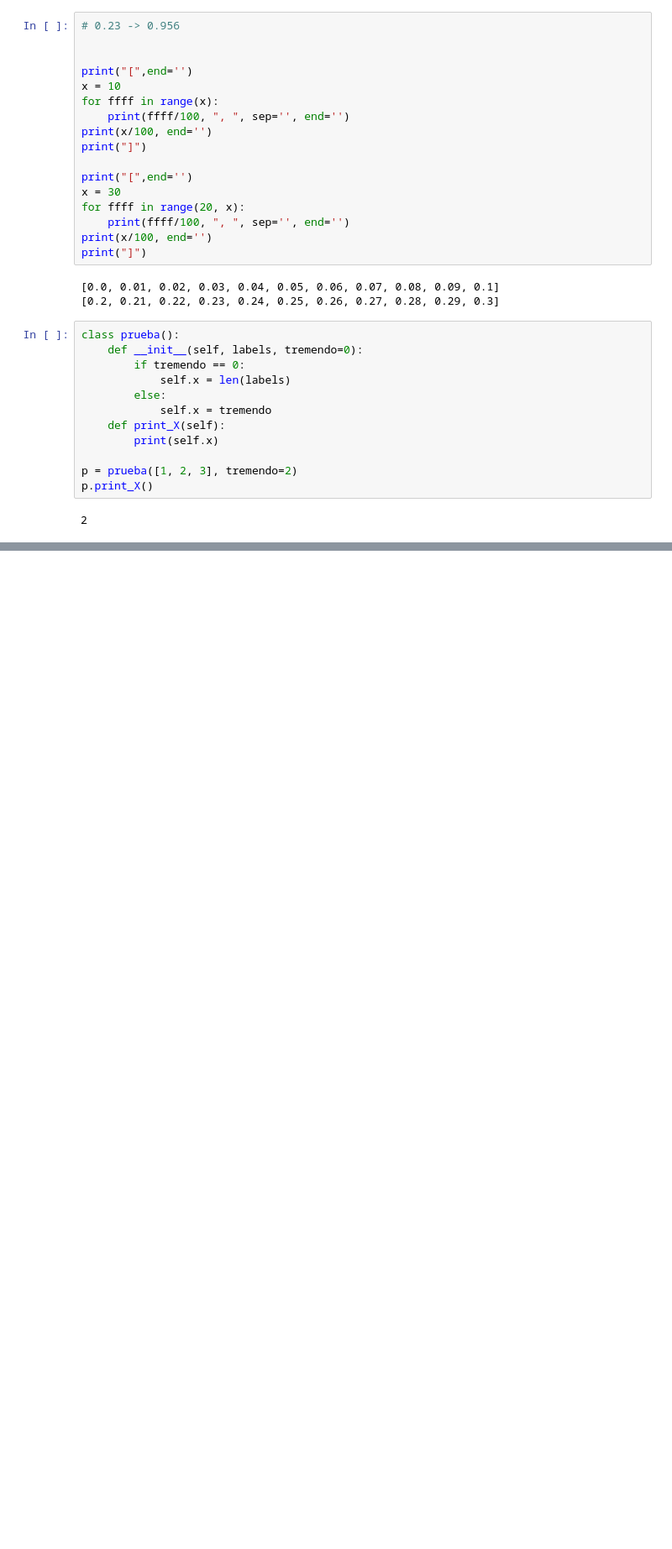
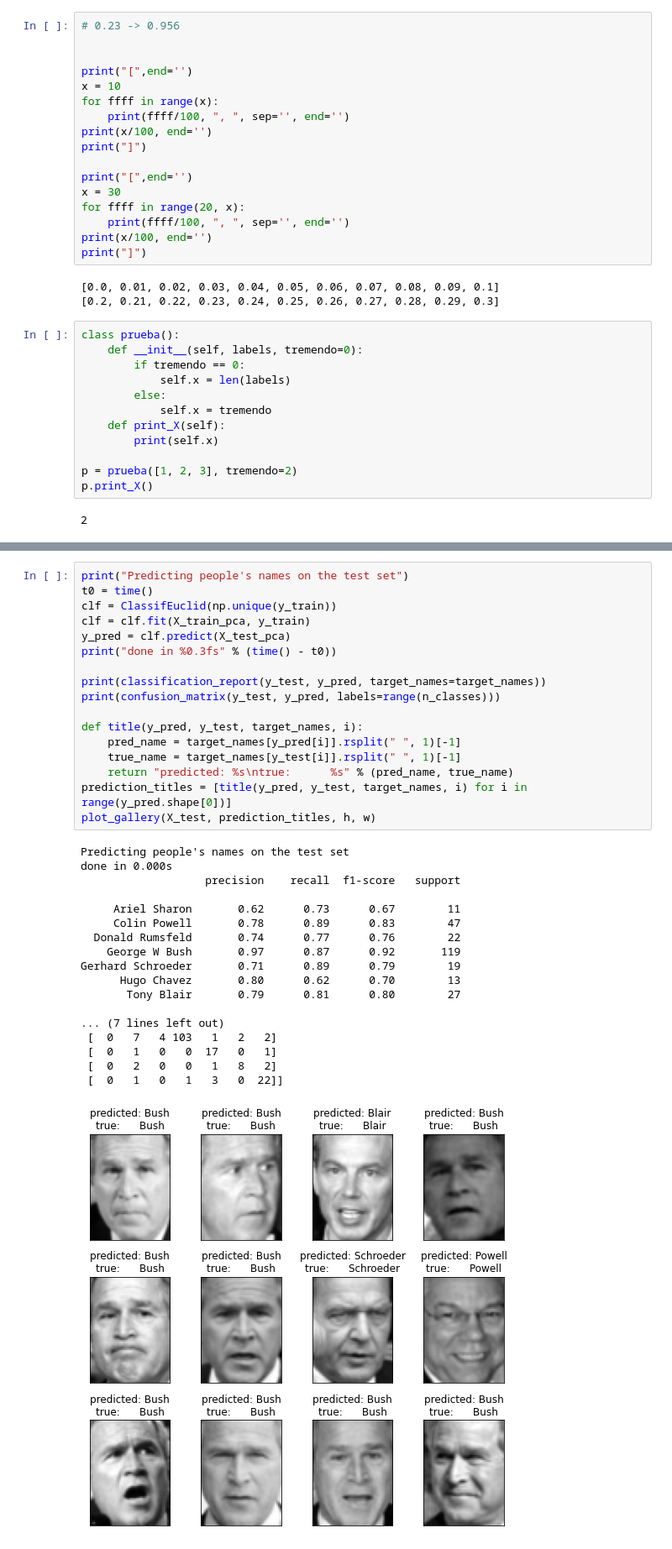
Before and after one commit to JB0linches/ReconocimientoDeFormas, a Jupyter notebook: Practica4.ipynb, the cells around one changed output, grey strips where cells are left out. Shown at 84% size. Saved outputs shown, nothing was run; the diff lists cells and outputs as text; blank space fills up the shorter version.

```diff
--- a/Practica4.ipynb
+++ b/Practica4.ipynb
@@ -802,0 +945,36 @@ p.print_X()
+# %%
+print("Predicting people's names on the test set")
+t0 = time()
+clf = ClassifEuclid(np.unique(y_train))
+clf = clf.fit(X_train_pca, y_train)
+y_pred = clf.predict(X_test_pca)
+print("done in %0.3fs" % (time() - t0))
+
+print(classification_report(y_test, y_pred, target_names=target_names))
+print(confusion_matrix(y_test, y_pred, labels=range(n_classes)))
+
+def title(y_pred, y_test, target_names, i):
+    pred_name = target_names[y_pred[i]].rsplit(" ", 1)[-1]
+    true_name = target_names[y_test[i]].rsplit(" ", 1)[-1]
+    return "predicted: %s\ntrue:      %s" % (pred_name, true_name)
+prediction_titles = [title(y_pred, y_test, target_names, i) for i in range(y_pred.shape[0])]
+plot_gallery(X_test, prediction_titles, h, w)
+# %% [output]
+Predicting people's names on the test set
+done in 0.000s
+                   precision    recall  f1-score   support
+
+     Ariel Sharon       0.62      0.73      0.67        11
+     Colin Powell       0.78      0.89      0.83        47
+  Donald Rumsfeld       0.74      0.77      0.76        22
+    George W Bush       0.97      0.87      0.92       119
+Gerhard Schroeder       0.71      0.89      0.79        19
+      Hugo Chavez       0.80      0.62      0.70        13
+       Tony Blair       0.79      0.81      0.80        27
+
+... (7 lines left out)
+ [  0   7   4 103   1   2   2]
+ [  0   1   0   0  17   0   1]
+ [  0   2   0   0   1   8   2]
+ [  0   1   0   1   3   0  22]]
+[figure, added]
```
Also changed, not shown: parts of 27 cells of this notebook.
